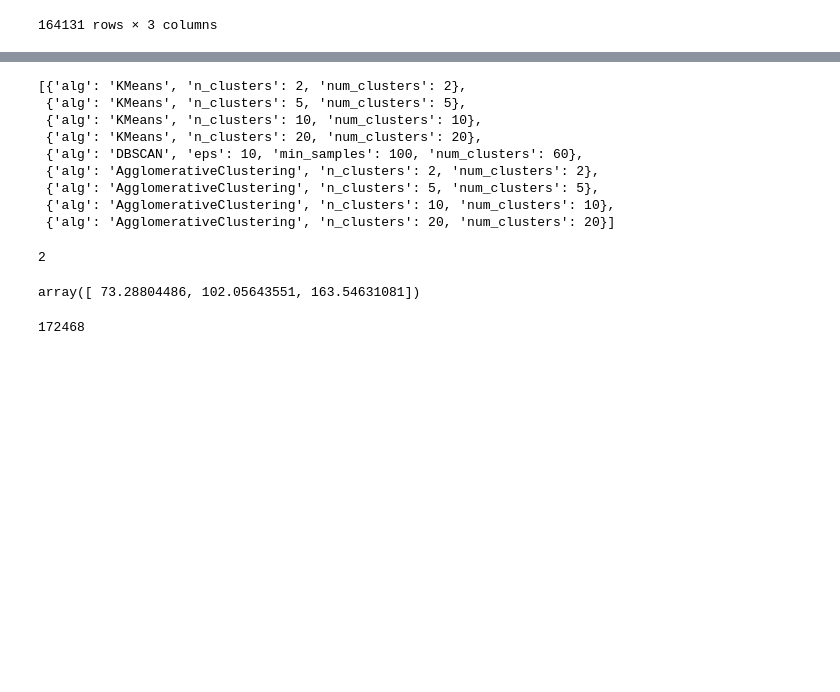
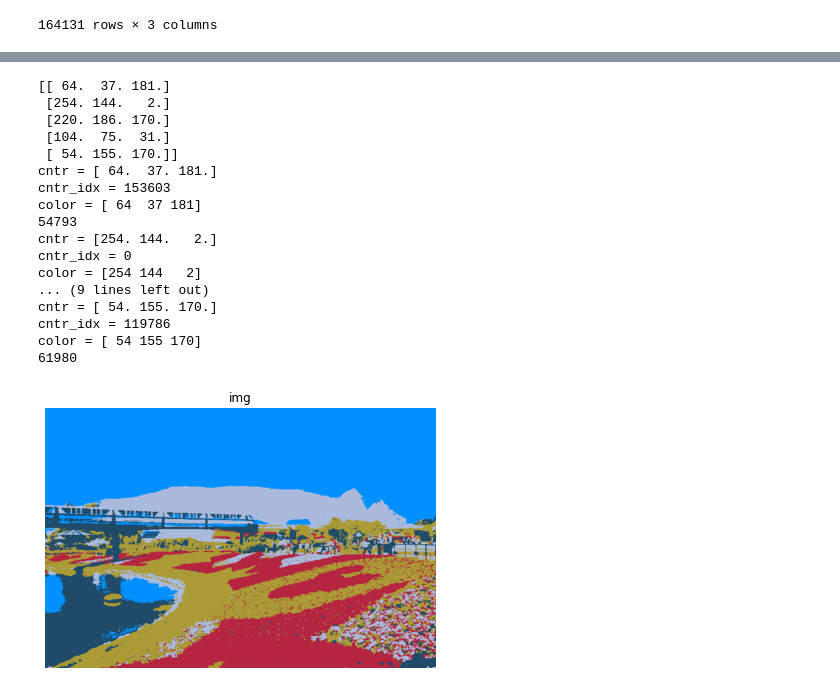
Before and after one commit to sergeimoiseev/neuro, a Jupyter notebook: feml-11-hw-10-clust/task10.ipynb, the cells around one changed output, grey strips where cells are left out. Drawn from its saved outputs; the diff is of its cells as text; code cells hidden in the pictures; blank space fills up the shorter version.

```diff
--- a/feml-11-hw-10-clust/task10.ipynb
+++ b/feml-11-hw-10-clust/task10.ipynb
@@ -119,35 +116,37 @@ def run(stp,data):
-# %%
-run(setup,img[0])
-# %% [output]
-[{'alg': 'KMeans', 'n_clusters': 2, 'num_clusters': 2},
- {'alg': 'KMeans', 'n_clusters': 5, 'num_clusters': 5},
- {'alg': 'KMeans', 'n_clusters': 10, 'num_clusters': 10},
- {'alg': 'KMeans', 'n_clusters': 20, 'num_clusters': 20},
- {'alg': 'DBSCAN', 'eps': 10, 'min_samples': 100, 'num_clusters': 60},
- {'alg': 'AgglomerativeClustering', 'n_clusters': 2, 'num_clusters': 2},
- {'alg': 'AgglomerativeClustering', 'n_clusters': 5, 'num_clusters': 5},
- {'alg': 'AgglomerativeClustering', 'n_clusters': 10, 'num_clusters': 10},
- {'alg': 'AgglomerativeClustering', 'n_clusters': 20, 'num_clusters': 20}]
-# %%
-kmeans = KMeans(n_clusters=2, random_state=0).fit(i_r)
-len(kmeans.cluster_centers_)
-# %% [output]
-2
-# %%
-kmeans.cluster_centers_[0]
-# %% [output]
-array([ 73.28804486, 102.05643551, 163.54631081])
 # %%
-# kmeans.labels_
+# складываем в одномерный массв троек
+i_r = img.reshape((700*466, 3))
+kmeans = KMeans(n_clusters=5, random_state=0).fit(i_r)
+# len(kmeans.cluster_centers_)
 df = pd.DataFrame(i_r)
 a = i_r
-# for cntr in kmeans.cluster_centers_:
-a0 = kmeans.cluster_centers_[0]
-cntr_idx = np.sum(np.square(np.abs(a-a0)),1).argmin()
-cntr_color = a[cntr_idx]
-cntr_color
-    # df.loc[kmeans.labels_==1, :] = cntr_color
-
-len(df.loc[kmeans.labels_==1, :])
+print(kmeans.cluster_centers_)
+for idx, cntr in enumerate(kmeans.cluster_centers_):
+    # a0 = cntr
+    cntr_idx = np.sum(np.square(np.abs(a-cntr)),1).argmin()
+    cntr_color = a[cntr_idx]
+    print('cntr = %s' % (str(cntr)))
+    print('cntr_idx = %s' % (str(cntr_idx)))
+    print('color = %s' % (str(cntr_color)))
+    df.loc[kmeans.labels_== idx, :] = cntr_color
+    print(len(df.loc[kmeans.labels_== idx, :]))
+draw_picture(df.to_numpy().reshape((466,700, 3)), "img")
 # %% [output]
-172468
+[[ 64.  37. 181.]
+ [254. 144.   2.]
+ [220. 186. 170.]
+ [104.  75.  31.]
+ [ 54. 155. 170.]]
+cntr = [ 64.  37. 181.]
+cntr_idx = 153603
+color = [ 64  37 181]
+54793
+cntr = [254. 144.   2.]
+cntr_idx = 0
+color = [254 144   2]
+... (9 lines left out)
+cntr = [ 54. 155. 170.]
+cntr_idx = 119786
+color = [ 54 155 170]
+61980
+[figure, added]
```
Also changed, not shown: parts of 12 cells of this notebook.
